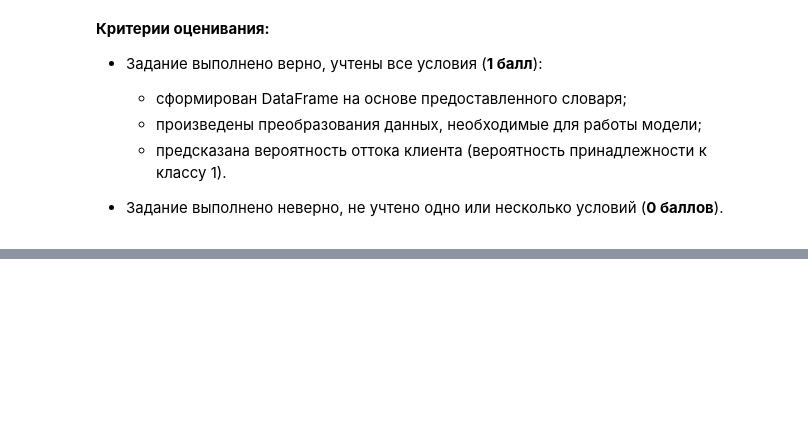
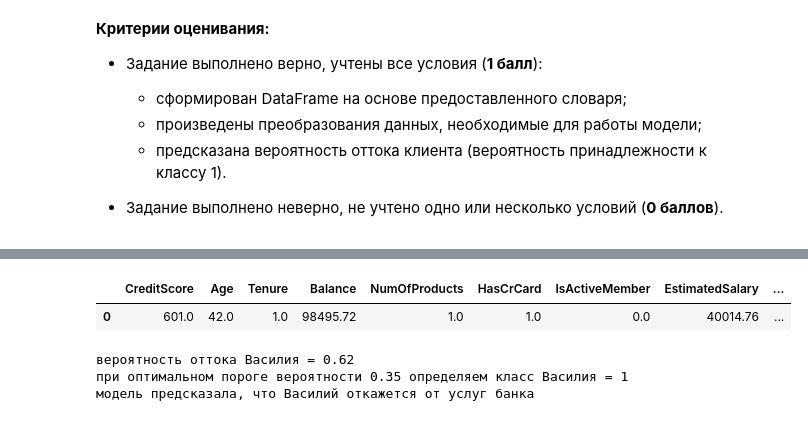
Before and after one commit to botovalex/SFDC, a Jupyter notebook: ML/ML3_Практика._Ноутбук-abotov.ipynb, the cells around one changed output, grey strips where cells are left out. Drawn from its saved outputs; the diff is of its cells as text; code cells hidden in the pictures; blank space fills up the shorter version.

```diff
--- a/ML/ML3_Практика._Ноутбук-abotov.ipynb
+++ b/ML/ML3_Практика._Ноутбук-abotov.ipynb
@@ -1017,0 +1064,38 @@ TEST: F1-score in optimal treshold = 0.65
+# %%
+# произведём такие же преобразования данных, которые мы делали для тренировочного набора данных
+
+# создаём новые признаки
+vasiliy['BalanceSalaryRatio'] = vasiliy['Balance'] / vasiliy['EstimatedSalary']
+vasiliy['TenureByAge'] = vasiliy['Tenure'] / vasiliy['Age']
+vasiliy['CreditScoreGivenAge'] = vasiliy['CreditScore'] / vasiliy['Age']
+
+# кодируем категориальный
+vasiliy['Gender_code'] = vasiliy['Gender'].apply(lambda x: 1 if x.lower() == 'male' else 0)
+vasiliy.drop('Gender', axis=1, inplace=True)
+
+# смотрим результат
+vasiliy.head()
+# %% [output]
+|  | CreditScore | Age | Tenure | Balance | NumOfProducts | HasCrCard | IsActiveMember | EstimatedSalary | ... |
+| 0 | 601.0 | 42.0 | 1.0 | 98495.72 | 1.0 | 1.0 | 0.0 | 40014.76 | ... |
+# %%
+# CLIENT
+# y_train_rf_pred = pd.Series(rf_clf.predict_proba(X_train)[:, 1])
+# y_train_rf_pred_opt = y_train_rf_pred.apply(lambda x: 1 if x > threshold_rf_opt else 0)
+# print('TRAIN RandomForest: F1-score in optimal treshold = {:.2f}'.format(metrics.f1_score(y_train, y_train_rf_pred_opt)))
+
+# предсказываем вероятность оттока по Василию
+vasiliy_pred_proba = pd.Series(rf_clf.predict_proba(vasiliy)[:, 1])
+print('вероятность оттока Василия = {:.2f}'.format(vasiliy_pred_proba.iloc[0]))
+
+# определяем класс по подобранному оптимальному порогу вероятности
+vasiliy_pred_proba_opt = vasiliy_pred_proba.apply(lambda x: 1 if x > threshold_rf_opt else 0)
+print('при оптимальном пороге вероятности {:.2f} определяем класс Василия = {}'.format(threshold_rf_opt, vasiliy_pred_proba_opt.iloc[0]))
+if vasiliy_pred_proba_opt.iloc[0]:
+    print('модель предсказала, что Василий откажется от услуг банка')
+else:
+    print('модель предсказала, что Василий останется лояльным клиентом')
+# %% [output]
+вероятность оттока Василия = 0.62
+при оптимальном пороге вероятности 0.35 определяем класс Василия = 1
+модель предсказала, что Василий откажется от услуг банка
```
Also changed, not shown: parts of 5 cells of this notebook.
